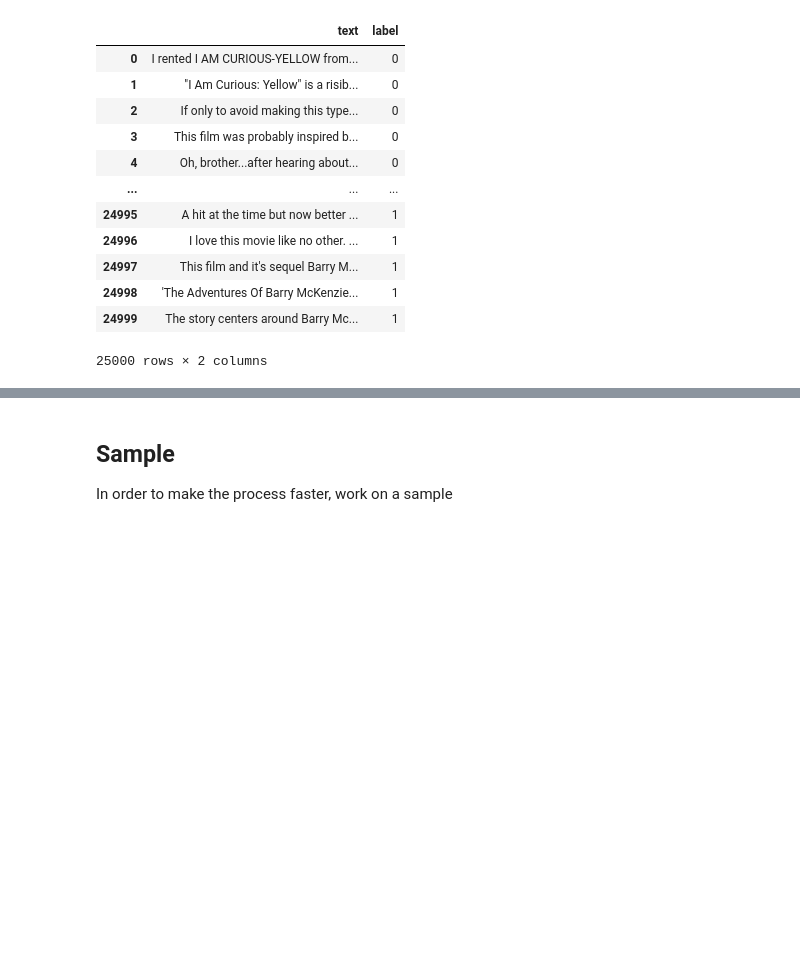
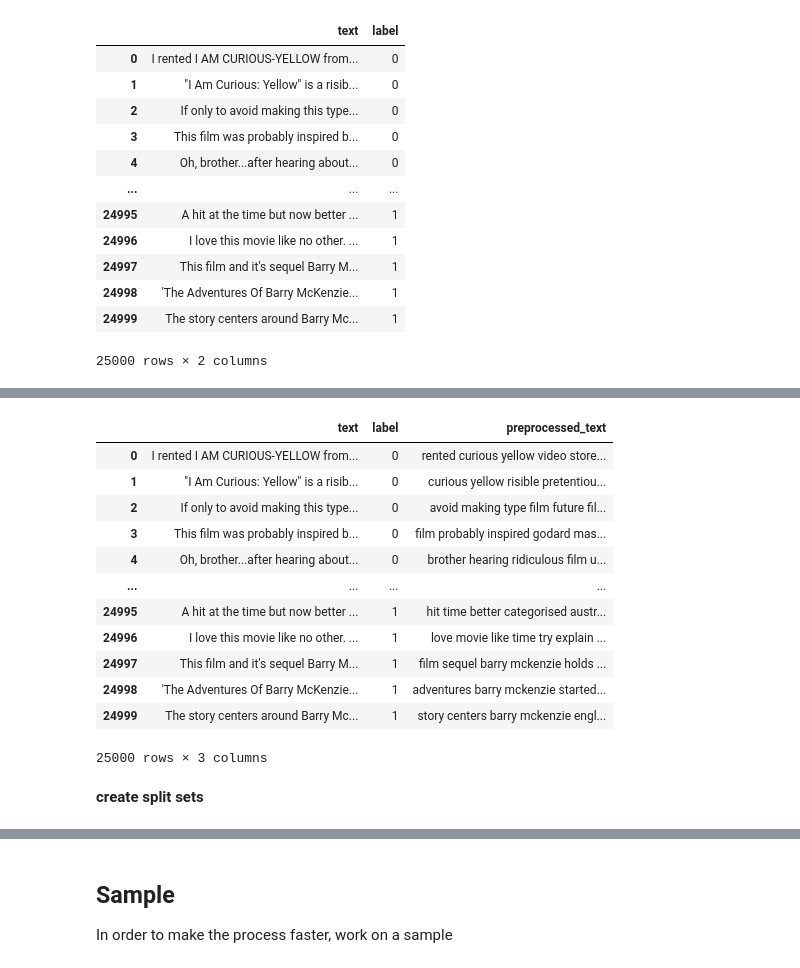
Before and after one commit to nicolashernandez/teaching_nlp, a Jupyter notebook: static_representation.ipynb, the cells around one changed output, grey strips where cells are left out. Saved outputs shown, nothing was run; the diff lists cells and outputs as text; code cells hidden in the pictures; blank space fills up the shorter version.

```diff
--- a/static_representation.ipynb
+++ b/static_representation.ipynb
@@ -126,9 +216,9 @@ ModuleNotFoundError: No module named 'datasets'
 # %%
-raw_train_df = imdb_dataset['train'].to_pandas()
-raw_test_df = imdb_dataset['test'].to_pandas()
-raw_unsupervised_df = imdb_dataset['unsupervised'].to_pandas()
+train_df = imdb_dataset['train'].to_pandas()
+test_df = imdb_dataset['test'].to_pandas()
+unsupervised_df = imdb_dataset['unsupervised'].to_pandas()
 
-raw_train_df
+train_df
 # %% [output]
 |  | text | label |
 | 0 | I rented I AM CURIOUS-YELLOW from... | 0 |
@@ -231,15 +235,0 @@ imdb_dataset['unsupervised']['label'][:10]
-# %%
-#
-X_unsupervised = []
-for raw_text in tqdm(raw_unsupervised_df['text']):
-  X_unsupervised.append(preprocess(raw_text))
-
-#
-X_unsupervised_np = np.array(X_unsupervised)
-
-#
-Y_unsupervised = list(raw_unsupervised_df['label'])
-
-#
-test_df = pd.DataFrame({'text': X_unsupervised, 'label': Y_unsupervised})
-test_df.to_csv('imdb_unsupervised.csv', index=False)
@@ -297,0 +249,19 @@ train_df
+# %%
+# create nlp preprocessing filters
+from gensim.parsing.preprocessing import strip_tags
+from gensim.parsing.preprocessing import strip_punctuation
+from gensim.parsing.preprocessing import strip_multiple_whitespaces
+from gensim.parsing.preprocessing import remove_stopwords
+from gensim.parsing.preprocessing import strip_numeric
+from gensim.parsing.preprocessing import strip_short
+from gensim.parsing.preprocessing import stem_text
+my_filters = [lambda x: x.lower(), strip_tags, strip_punctuation, strip_multiple_whitespaces, remove_stopwords, strip_numeric, strip_short] # , stem_text
+
+# preprocess
+from gensim.parsing.preprocessing import preprocess_string
+%time train_df['preprocessed_text'] = train_df['text'].apply(lambda s : ' '.join(preprocess_string(s, filters = my_filters)))
+%time test_df['preprocessed_text'] = test_df['text'].apply(lambda s : ' '.join(preprocess_string(s, filters = my_filters)))
+%time unsupervised_df['preprocessed_text'] = unsupervised_df['text'].apply(lambda s : ' '.join(preprocess_string(s, filters = my_filters)))
+
+train_df
+# %% [output]
@@ -297,0 +274,15 @@ train_df
+|  | text | label | preprocessed_text |
+| 0 | I rented I AM CURIOUS-YELLOW from... | 0 | rented curious yellow video store... |
+| 1 | "I Am Curious: Yellow" is a risib... | 0 | curious yellow risible pretentiou... |
+| 2 | If only to avoid making this type... | 0 | avoid making type film future fil... |
+| 3 | This film was probably inspired b... | 0 | film probably inspired godard mas... |
+| 4 | Oh, brother...after hearing about... | 0 | brother hearing ridiculous film u... |
+| ... | ... | ... | ... |
+| 24995 | A hit at the time but now better ... | 1 | hit time better categorised austr... |
+| 24996 | I love this movie like no other. ... | 1 | love movie like time try explain ... |
+| 24997 | This film and it's sequel Barry M... | 1 | film sequel barry mckenzie holds ... |
+| 24998 | 'The Adventures Of Barry McKenzie... | 1 | adventures barry mckenzie started... |
+| 24999 | The story centers around Barry Mc... | 1 | story centers barry mckenzie engl... |
+25000 rows × 3 columns
+# %% [markdown]
+**create split sets**
```
Also changed, not shown: parts of 144 cells of this notebook.
